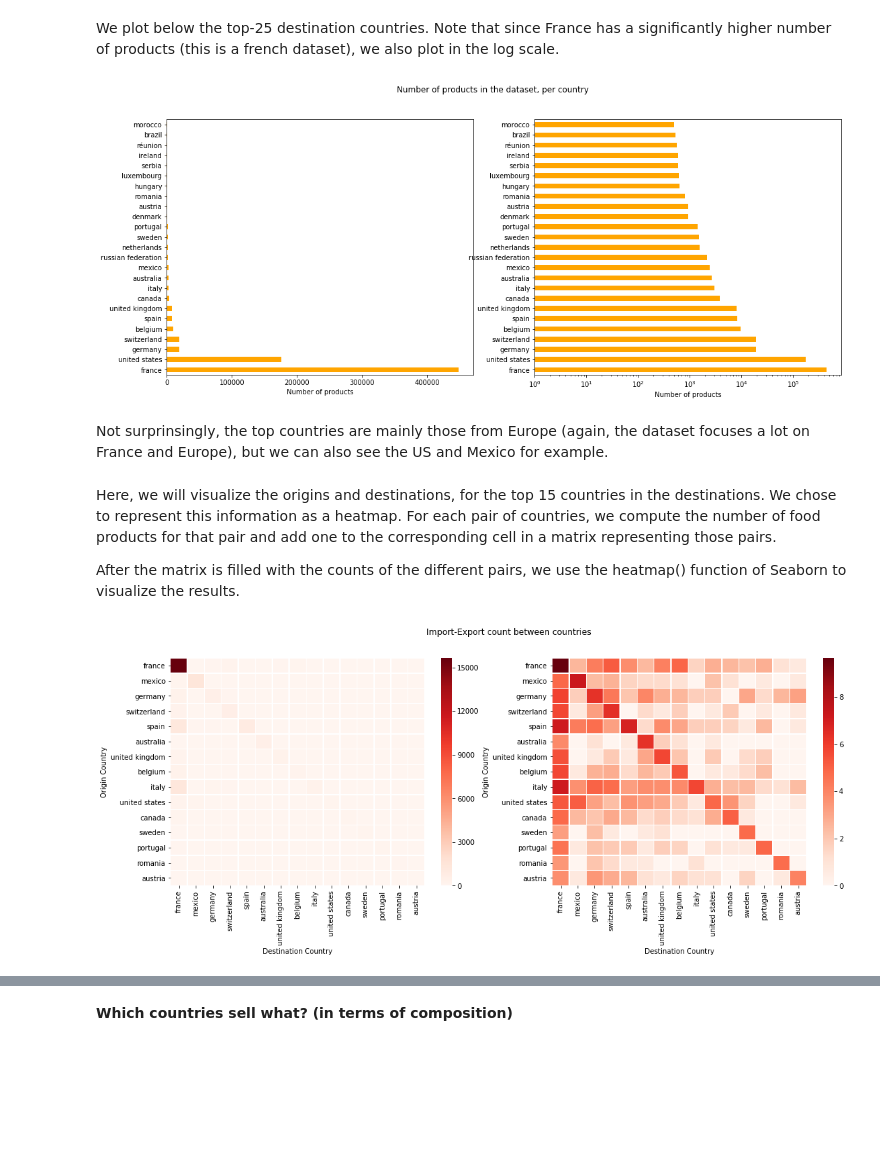
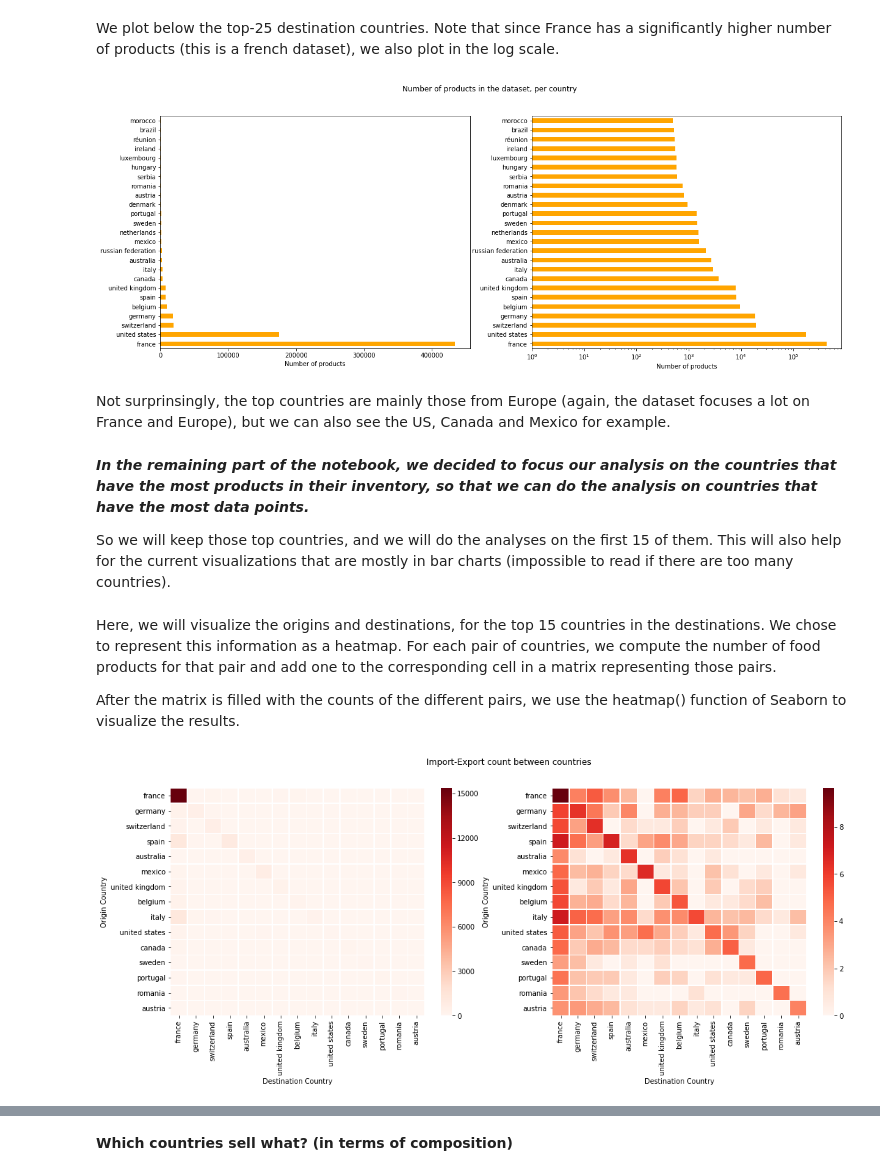
Before and after one commit to mattbuot/Project, a Jupyter notebook: ProjectADA.ipynb, the cells around one changed output, grey strips where cells are left out. Saved outputs shown, nothing was run; the diff lists cells and outputs as text; code cells hidden in the pictures; blank space fills up the shorter version.

```diff
--- a/ProjectADA.ipynb
+++ b/ProjectADA.ipynb
@@ -83,6 +84,7 @@ The columns 'origins' and 'countries_en' need a lot of cleaning to be usable lat
 # Put everything in lowercase in order to have more consistency
 df['countries_en'] = df['countries_en'].str.lower()
 df['origins'] = df['origins'].str.lower()
+df['packaging'] = df['packaging'].str.lower()
 # %% [markdown]
 For outlier exploration, we defined a function to check wether the columns with countries are in the right format or not.
 # %%
@@ -273,19 +275,23 @@ dest_count = df['countries_en'].value_counts()
 We plot below the top-25 destination countries. Note that since France has a significantly higher number of products (this is a french dataset), we also plot in the log scale.
 # %%
 #Create subplots
-f, (ax1, ax2) = plt.subplots(1, 2, figsize=(18, 7))
+f, (ax1, ax2) = plt.subplots(1, 2, figsize=(20, 7))
 
 #Plot the count of the products for each destination country
 dest_count[:25].plot(kind='barh', color='orange', ax=ax1)
 ax1.set_xlabel('Number of products')
 
 #Plot again in log scale
 dest_count[:25].plot(kind='barh', color='orange', ax=ax2, log=True)
 ax2.set_xlabel('Number of products')
 
 f.suptitle('Number of products in the dataset, per country')
 plt.show()
 # %% [output]
-[figure, old version]
+[figure, new version]
 # %% [markdown]
-Not surprinsingly, the top countries are mainly those from Europe (again, the dataset focuses a lot on France and Europe), but we can also see the US and Mexico for example.
+Not surprinsingly, the top countries are mainly those from Europe (again, the dataset focuses a lot on France and Europe), but we can also see the US, Canada and Mexico for example.
+# %% [markdown]
+***In the remaining part of the notebook, we decided to focus our analysis on the countries that have the most products in their inventory, so that we can do the analysis on countries that have the most data points.***
+
+So we will keep those top countries, and we will do the analyses on the first 15 of them. This will also help for the current visualizations that are mostly in bar charts (impossible to read if there are too many countries).
@@ -334,7 +340,7 @@ def plot_heatmap(matrix):
 # %%
 plot_heatmap(compute_heatmap(df_with_origins, top_15))
 # %% [output]
-[figure, old version]
+[figure, new version]
 # %% [markdown]
 As France has a count that is a lot larger, we also plotted on the right with a log scale to get better insights. What we see from this plot is very interesting.
 
```
Also changed, not shown: parts of 22 cells of this notebook.
